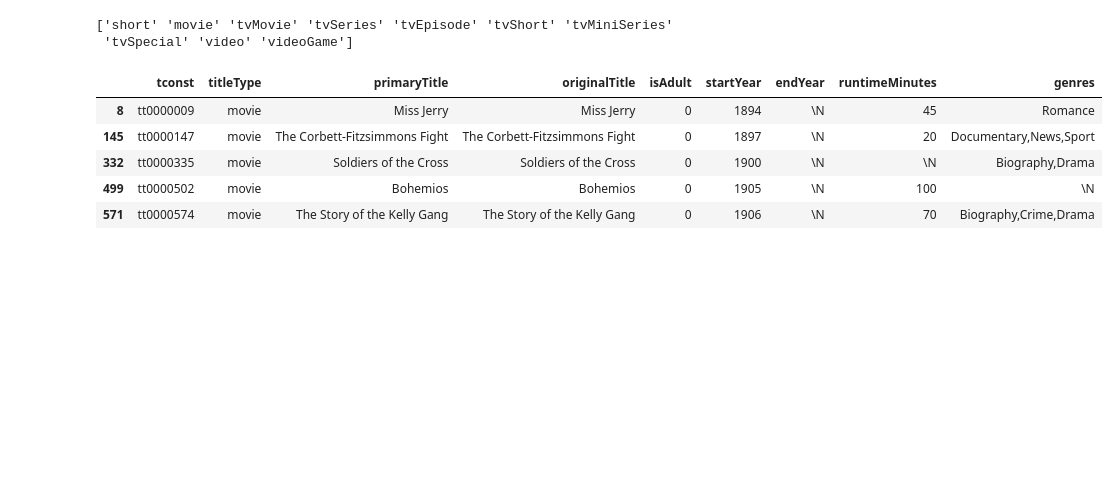
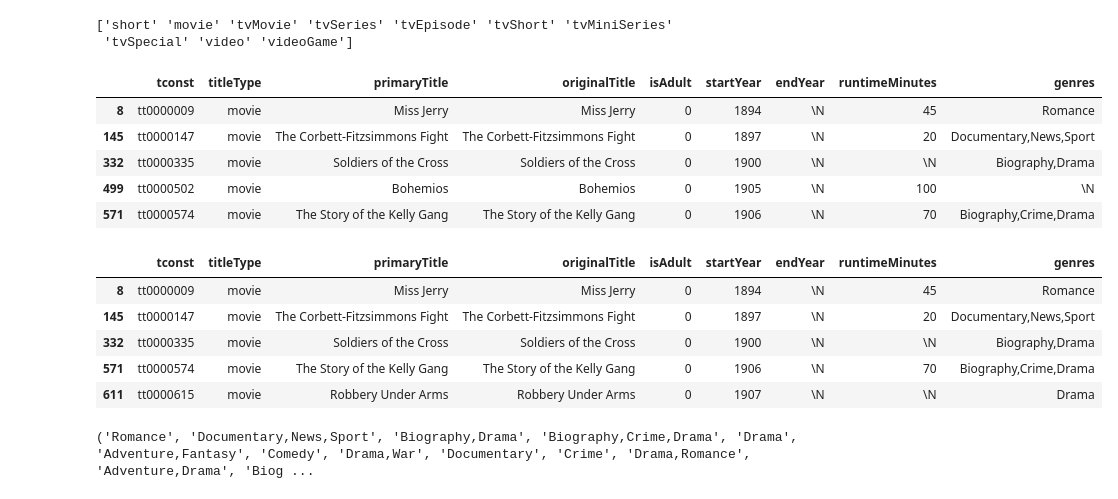
Before and after one commit to rajulun/Teorver_i_matstat, a Jupyter notebook: Teorver_i_matstat_project.ipynb, the cells around one changed output. Drawn from its saved outputs; the diff is of its cells as text; code cells hidden in the pictures; blank space fills up the shorter version.

```diff
--- a/Teorver_i_matstat_project.ipynb
+++ b/Teorver_i_matstat_project.ipynb
@@ -53,3 +53,21 @@ movies.head()
 | 332 | tt0000335 | movie | Soldiers of the Cross | Soldiers of the Cross | 0 | 1900 | \N | \N | Biography,Drama |
 | 499 | tt0000502 | movie | Bohemios | Bohemios | 0 | 1905 | \N | 100 | \N |
 | 571 | tt0000574 | movie | The Story of the Kelly Gang | The Story of the Kelly Gang | 0 | 1906 | \N | 70 | Biography,Crime,Drama |
+# %%
+# удалим записи в которых не указан жанр фильма
+movies = movies[movies.genres != '\\N']
+# %%
+movies.head()
+# %% [output]
+|  | tconst | titleType | primaryTitle | originalTitle | isAdult | startYear | endYear | runtimeMinutes | genres |
+| 8 | tt0000009 | movie | Miss Jerry | Miss Jerry | 0 | 1894 | \N | 45 | Romance |
+| 145 | tt0000147 | movie | The Corbett-Fitzsimmons Fight | The Corbett-Fitzsimmons Fight | 0 | 1897 | \N | 20 | Documentary,News,Sport |
+| 332 | tt0000335 | movie | Soldiers of the Cross | Soldiers of the Cross | 0 | 1900 | \N | \N | Biography,Drama |
+| 571 | tt0000574 | movie | The Story of the Kelly Gang | The Story of the Kelly Gang | 0 | 1906 | \N | 70 | Biography,Crime,Drama |
+| 611 | tt0000615 | movie | Robbery Under Arms | Robbery Under Arms | 0 | 1907 | \N | \N | Drama |
+# %%
+# взглянем на жанры (столбец genres):
+genres = tuple(movies.genres.unique())
+print(genres[:25])
+# %% [output]
+('Romance', 'Documentary,News,Sport', 'Biography,Drama', 'Biography,Crime,Drama', 'Drama', 'Adventure,Fantasy', 'Comedy', 'Drama,War', 'Documentary', 'Crime', 'Drama,Romance', 'Adventure,Drama', 'Biog ...
```
Also changed, not shown: parts of 23 cells of this notebook.
